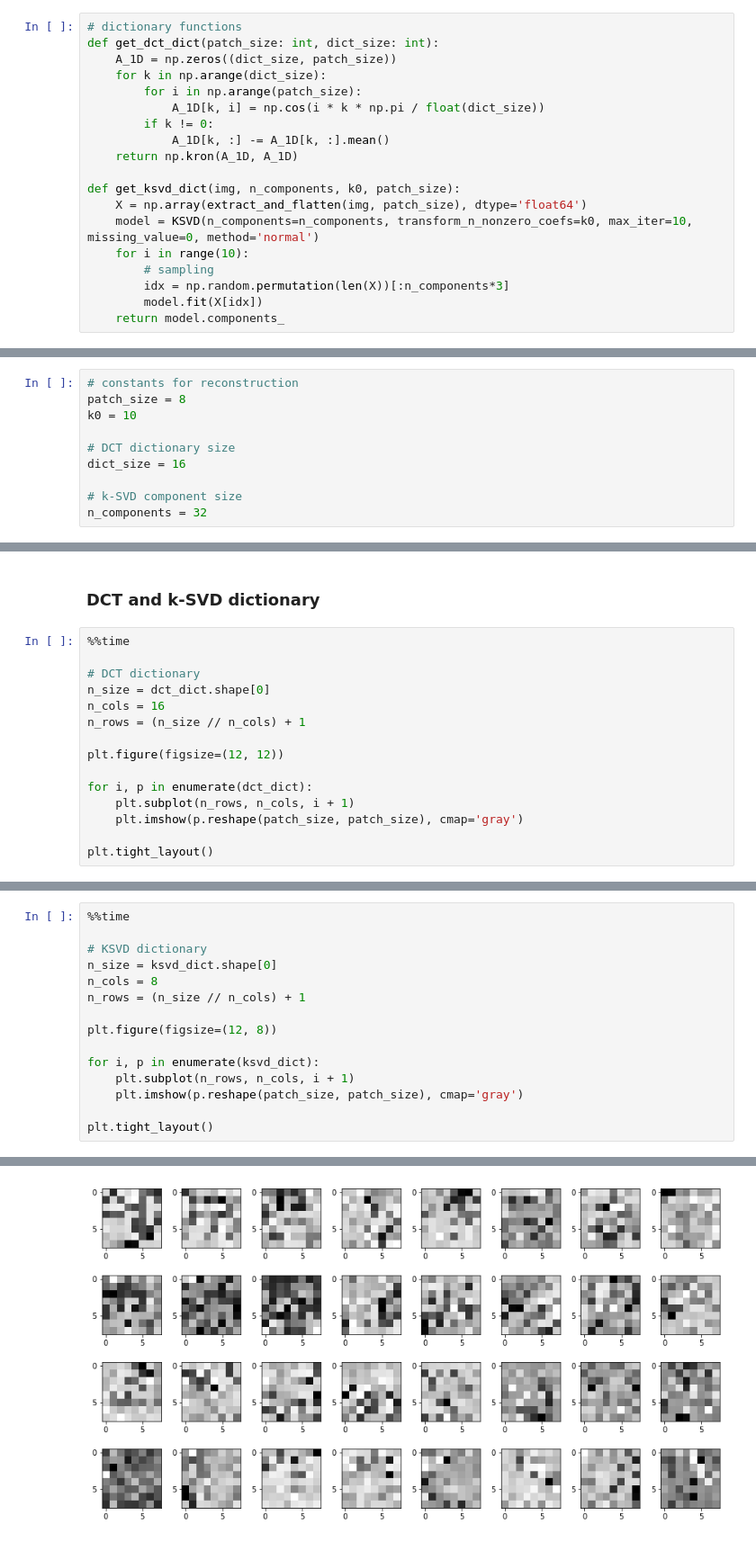
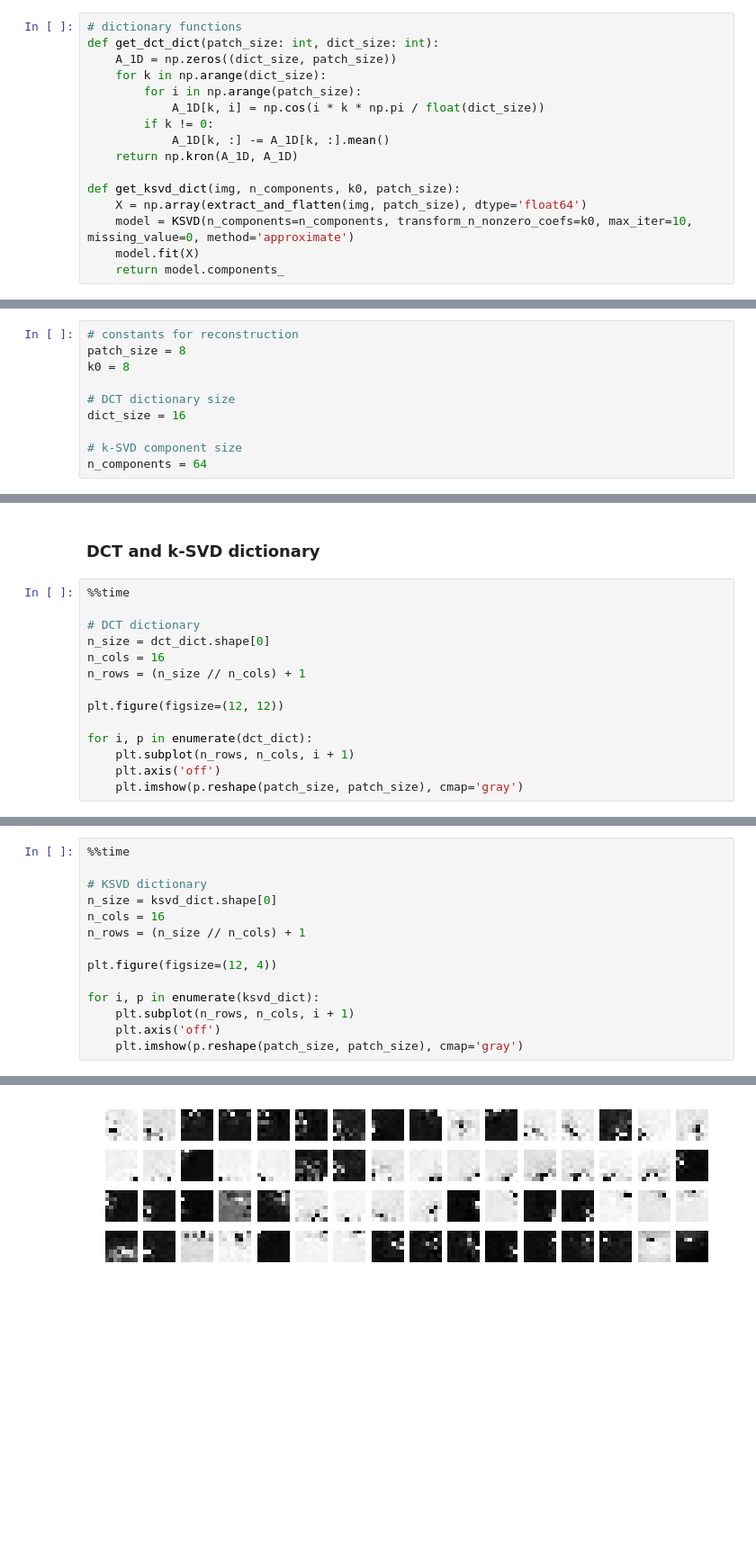
Before and after one commit to hacarus/spm-image, a Jupyter notebook: examples/ksvd_inpainting.ipynb, the cells around one changed output, grey strips where cells are left out. Shown at 90% size. Drawn from its saved outputs; the diff is of its cells as text; blank space fills up the shorter version.

```diff
--- a/examples/ksvd_inpainting.ipynb
+++ b/examples/ksvd_inpainting.ipynb
@@ -87,11 +86,8 @@ def get_dct_dict(patch_size: int, dict_size: int):
 
 def get_ksvd_dict(img, n_components, k0, patch_size):
     X = np.array(extract_and_flatten(img, patch_size), dtype='float64')
-    model = KSVD(n_components=n_components, transform_n_nonzero_coefs=k0, max_iter=10, missing_value=0, method='normal')
-    for i in range(10):
-        # sampling
-        idx = np.random.permutation(len(X))[:n_components*3]
-        model.fit(X[idx])
+    model = KSVD(n_components=n_components, transform_n_nonzero_coefs=k0, max_iter=10, missing_value=0, method='approximate')
+    model.fit(X)
     return model.components_
 # %% [markdown]
 ## Reconstruction
@@ -100,13 +94,13 @@ from skimage.measure import compare_psnr
 # %%
 # constants for reconstruction
 patch_size = 8
-k0 = 10
+k0 = 8
 
 # DCT dictionary size
 dict_size = 16
 
 # k-SVD component size
-n_components = 32
+n_components = 64
 # %%
 %%time
 
@@ -168,7 +164,6 @@ plt.figure(figsize=(12, 12))
 
 for i, p in enumerate(dct_dict):
     plt.subplot(n_rows, n_cols, i + 1)
+    plt.axis('off')
     plt.imshow(p.reshape(patch_size, patch_size), cmap='gray')
-
-plt.tight_layout()
 # %% [output]
@@ -180,14 +175,13 @@ Wall time: 7.74 s
 
 # KSVD dictionary
 n_size = ksvd_dict.shape[0]
-n_cols = 8
+n_cols = 16
 n_rows = (n_size // n_cols) + 1
 
-plt.figure(figsize=(12, 8))
+plt.figure(figsize=(12, 4))
 
 for i, p in enumerate(ksvd_dict):
     plt.subplot(n_rows, n_cols, i + 1)
+    plt.axis('off')
     plt.imshow(p.reshape(patch_size, patch_size), cmap='gray')
-
-plt.tight_layout()
 # %% [output]
@@ -196 +190 @@ Wall time: 886 ms
-[figure, old version]
+[figure, new version]
```
Also changed, not shown: parts of 10 cells of this notebook.
